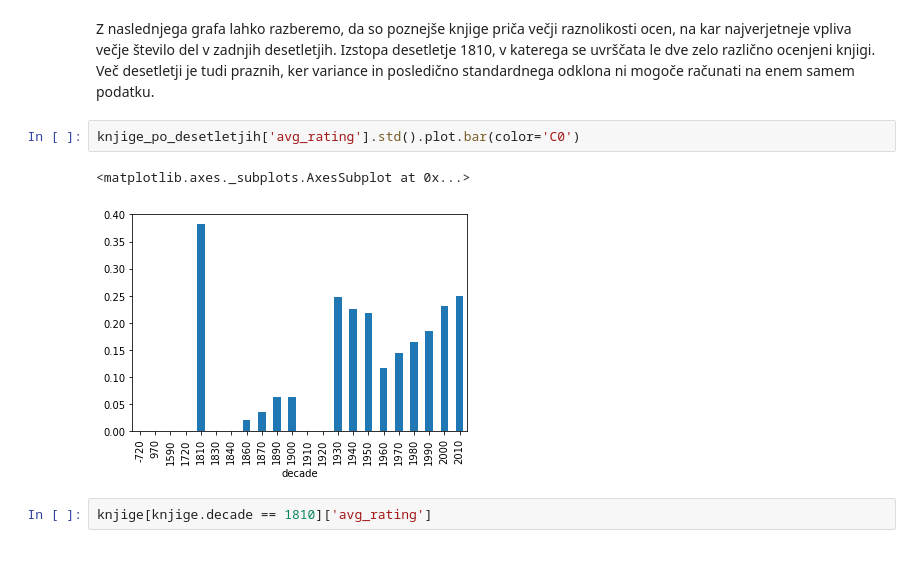
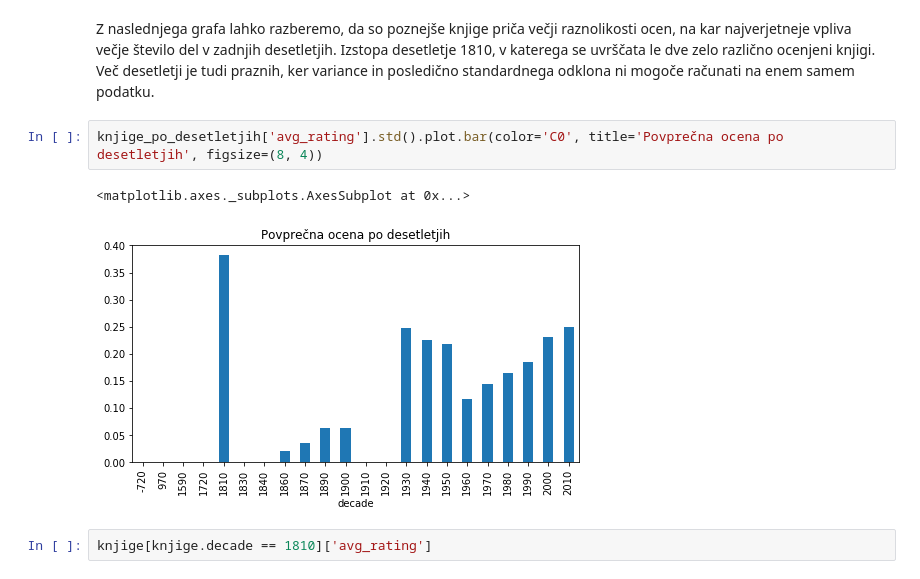
Before and after one commit to nikerzetic/programiranje-1-projektna-naloga, a Jupyter notebook: data_analysis.ipynb, the cells around one changed output. Drawn from its saved outputs; the diff is of its cells as text.

```diff
--- a/data_analysis.ipynb
+++ b/data_analysis.ipynb
@@ -202,10 +206,10 @@ Standardni odklon:   0.198
 # %% [markdown]
 Z naslednjega grafa lahko razberemo, da so poznejše knjige priča večji raznolikosti ocen, na kar najverjetneje vpliva večje število del v zadnjih desetletjih. Izstopa desetletje 1810, v katerega se uvrščata le dve zelo različno ocenjeni knjigi. Več desetletji je tudi praznih, ker variance in posledično standardnega odklona ni mogoče računati na enem samem podatku.
 # %%
-knjige_po_desetletjih['avg_rating'].std().plot.bar(color='C0')
+knjige_po_desetletjih['avg_rating'].std().plot.bar(color='C0', title='Povprečna ocena po desetletjih', figsize=(8, 4))
 # %% [output]
 <matplotlib.axes._subplots.AxesSubplot at 0x...>
-[figure, old version]
+[figure, new version]
 # %%
 knjige[knjige.decade == 1810]['avg_rating']
 # %% [output]
```
Also changed, not shown: parts of 23 cells of this notebook, 1 other file.
